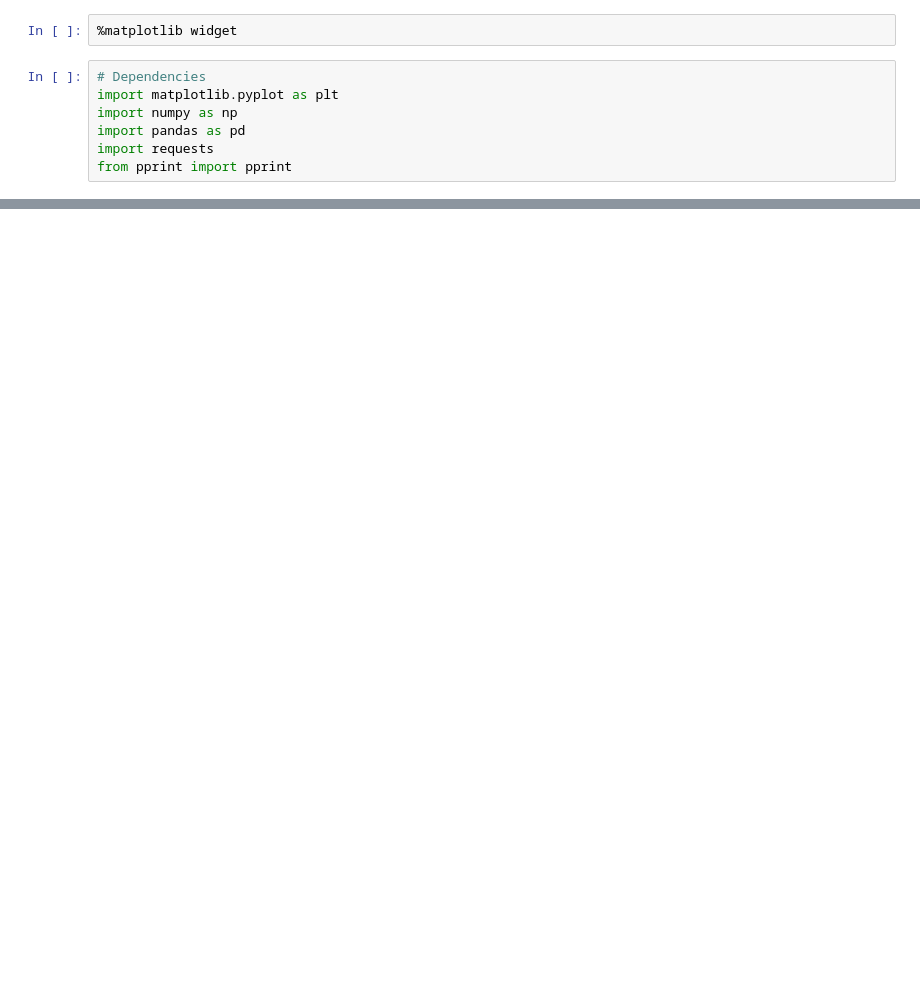
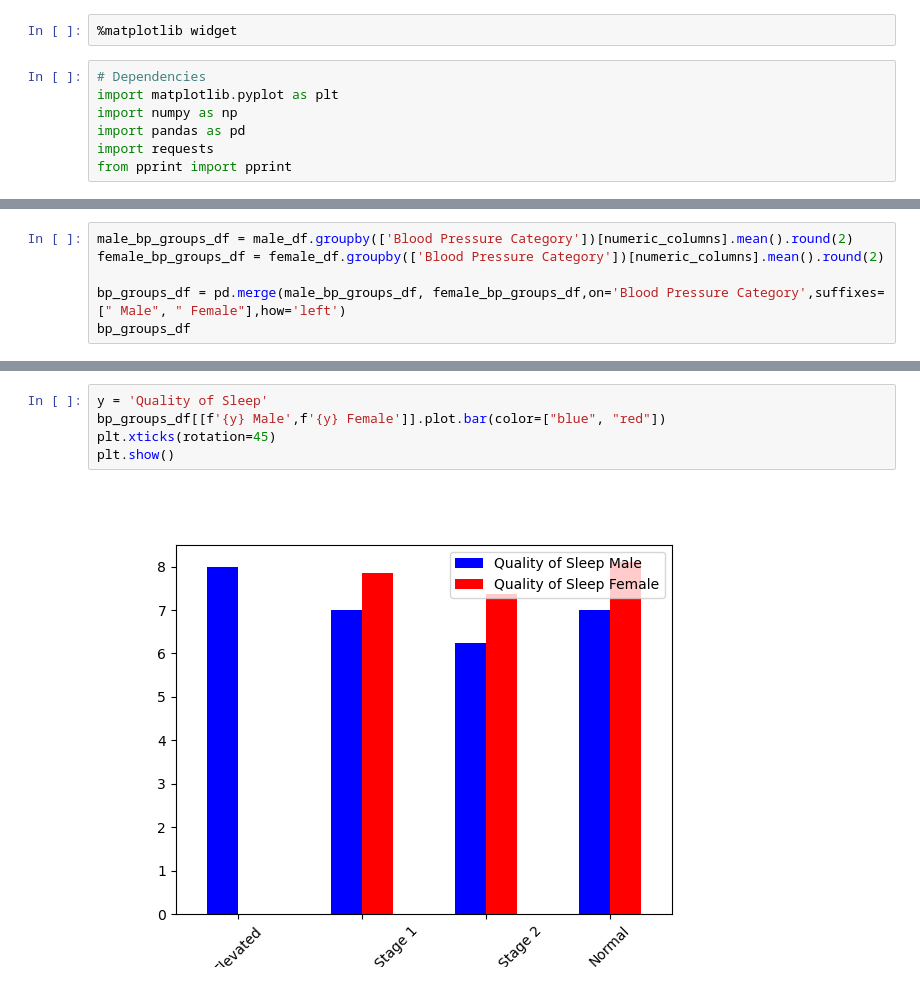
Before and after one commit to rfe123/umn_data_project_001, a Jupyter notebook: src/histogram_data.ipynb, the cells around one changed output, grey strips where cells are left out. Cells and saved outputs as stored; diff of their text form; blank space fills up the shorter version.

```diff
--- a/src/histogram_data.ipynb
+++ b/src/histogram_data.ipynb
@@ -23,0 +62,6 @@ sleep_health_df.head()
+# %%
+male_bp_groups_df = male_df.groupby(['Blood Pressure Category'])[numeric_columns].mean().round(2)
+female_bp_groups_df = female_df.groupby(['Blood Pressure Category'])[numeric_columns].mean().round(2)
+
+bp_groups_df = pd.merge(male_bp_groups_df, female_bp_groups_df,on='Blood Pressure Category',suffixes=[" Male", " Female"],how='left')
+bp_groups_df
@@ -23,0 +75,7 @@ sleep_health_df.head()
+# %%
+y = 'Quality of Sleep'
+bp_groups_df[[f'{y} Male',f'{y} Female']].plot.bar(color=["blue", "red"])
+plt.xticks(rotation=45)
+plt.show()
+# %% [output]
+[figure, added]
```
Also changed, not shown: parts of 8 cells of this notebook.
